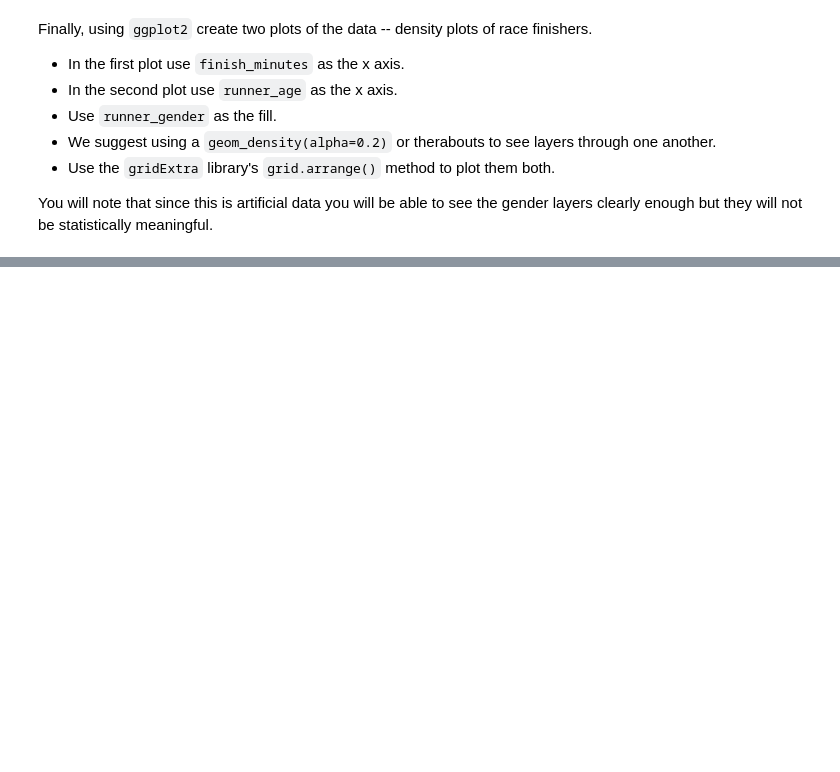
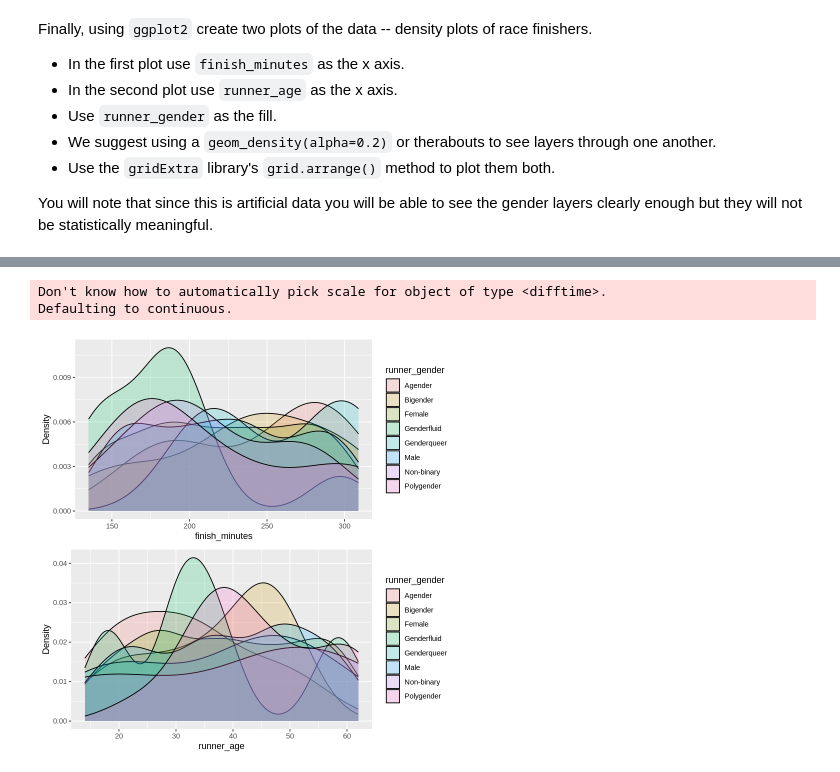
Before and after one commit to cann-emma/DS1002-zgb8ts, a Jupyter notebook: labs/lab2/lab2-race-results.ipynb, the cells around one changed output, grey strips where cells are left out. Drawn from its saved outputs; the diff is of its cells as text; code cells hidden in the pictures; blank space fills up the shorter version.

```diff
--- a/labs/lab2/lab2-race-results.ipynb
+++ b/labs/lab2/lab2-race-results.ipynb
@@ -300,0 +285,13 @@ You will note that since this is artificial data you will be able to see the gen
+# %%
+common_subplot <- function(data, field) {
+  ggplot(race3, aes(x=get(field), fill=runner_gender)) +
+    geom_density(alpha=0.2) +
+    labs(x=field, y="Density")}
+Mins= common_subplot(race3, "finish_minutes")
+Age= common_subplot(race3, "runner_age")
+
+grid.arrange(Mins, Age, nrow = 2)
+# %% [output]
+Don't know how to automatically pick scale for object of type <difftime>.
+Defaulting to continuous.
+[figure, added]
```
Also changed, not shown: parts of 8 cells of this notebook.
